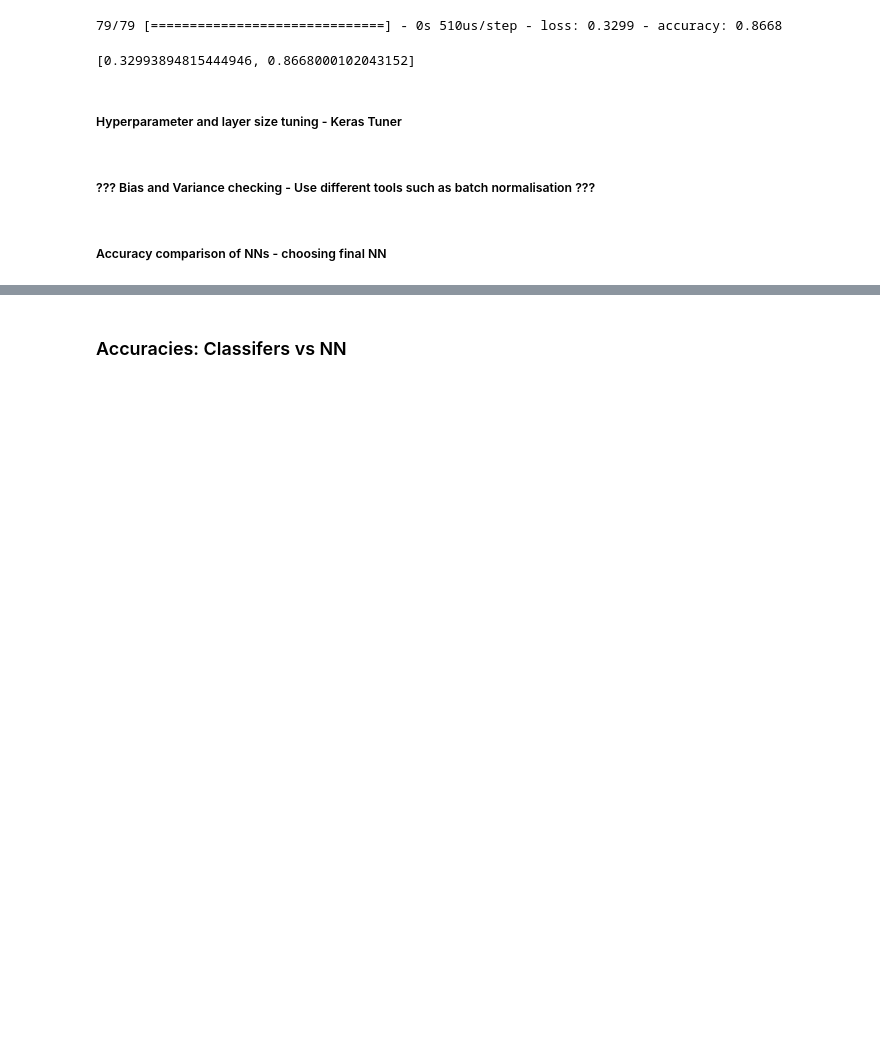
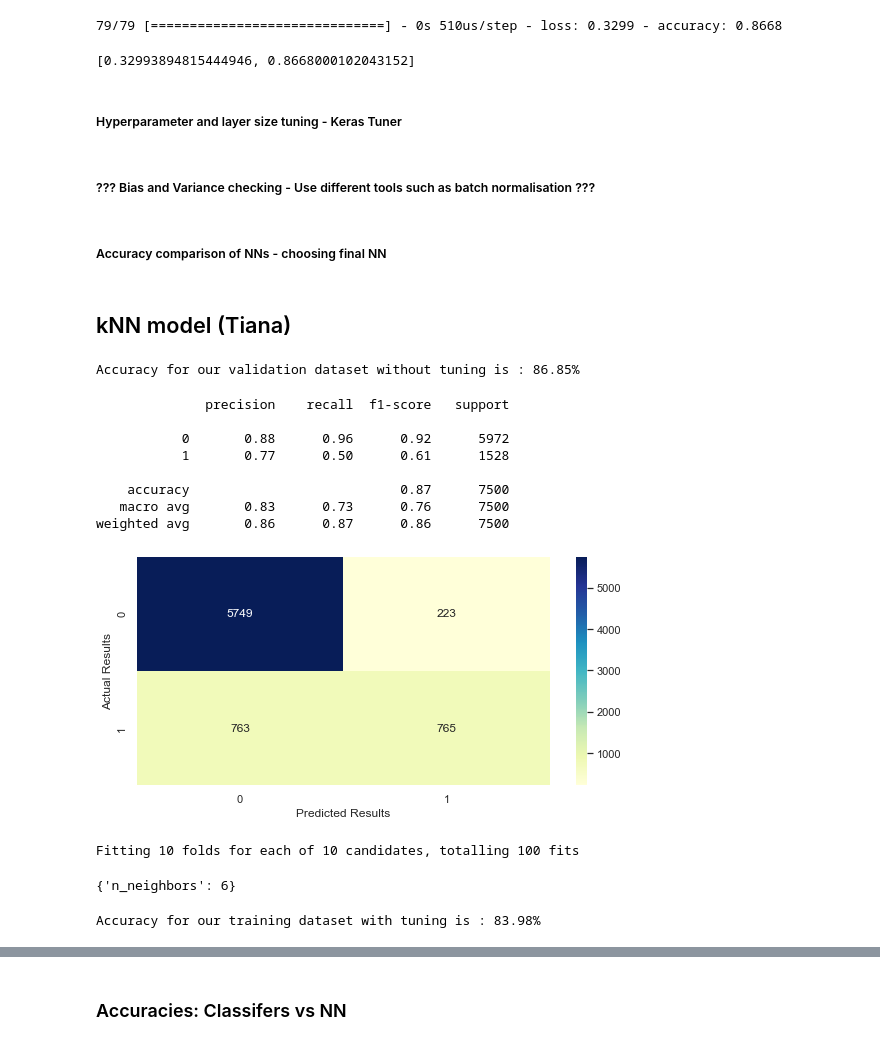
Before and after one commit to AML-final-course-project/SMM284, a Jupyter notebook: customer_churn.ipynb, the cells around one changed output, grey strips where cells are left out. Saved outputs shown, nothing was run; the diff lists cells and outputs as text; code cells hidden in the pictures; blank space fills up the shorter version.

Commit message:
Added kNN classifer
Added kNN classifier

```diff
--- a/customer_churn.ipynb
+++ b/customer_churn.ipynb
@@ -349,3 +349,70 @@ model_benchmarking.evaluate(X_test, Y_test)
 ##### ??? Bias and Variance checking - Use different tools such as batch normalisation ???
 # %% [markdown]
 ##### Accuracy comparison of NNs - choosing final NN
+# %% [markdown]
+## kNN model (Tiana)
+# %%
+#Default KNN model without any tuning - base metric
+#k = 5
+from sklearn.neighbors import KNeighborsClassifier
+
+KNN_model_default = KNeighborsClassifier()
+KNN_model_default.fit(X_train, Y_train)
+y_pred =KNN_model_default.predict(X_train_val)
+test_accuracy=accuracy_score(Y_train_val,y_pred)*100
+print("Accuracy for our validation dataset without tuning is : {:.2f}%".format(test_accuracy) )
+# %% [output]
+Accuracy for our validation dataset without tuning is : 86.85%
+# %%
+cm = confusion_matrix(Y_train_val,y_pred)
+TN = cm[0][0]
+FP = cm[0][1]
+FN = cm[1][0]
+TP = cm[1][1]
+
+    # Visualizing the Confusion Matrix
+fig1 = plt.figure()
+ax1 = fig.add_subplot(1,1,1)
+sns.heatmap(pd.DataFrame(cm), annot=True, cmap="YlGnBu", fmt='d')
+plt.ylabel('Actual Results')
+plt.xlabel('Predicted Results')
+ax1.xaxis.set_label_position("top")
+
+print(classification_report(Y_train_val,y_pred))
+# %% [output]
+              precision    recall  f1-score   support
+
+           0       0.88      0.96      0.92      5972
+           1       0.77      0.50      0.61      1528
+
+    accuracy                           0.87      7500
+   macro avg       0.83      0.73      0.76      7500
+weighted avg       0.86      0.87      0.86      7500
+[figure, added]
+# %%
+# Optimized kNN model
+
+# With 10-fold CV to find optimal K.
+knn = KNeighborsClassifier()
+from sklearn.model_selection import GridSearchCV
+k_range = list(range(1, 11))
+param_grid = dict(n_neighbors=k_range)
+
+# defining parameter range
+grid = GridSearchCV(knn, param_grid, cv=10, scoring='accuracy', return_train_score=False,verbose=1)
+
+# fitting the model for grid search
+grid_search=grid.fit(X_train, Y_train)
+# %% [output]
+Fitting 10 folds for each of 10 candidates, totalling 100 fits
+# %%
+#optimal k
+print(grid_search.best_params_)
+# %% [output]
+{'n_neighbors': 6}
+# %%
+# training accuracy
+accuracy = grid_search.best_score_ *100
+print("Accuracy for our training dataset with tuning is : {:.2f}%".format(accuracy) )
+# %% [output]
+Accuracy for our training dataset with tuning is : 83.98%
```
Also changed, not shown: parts of 2 cells of this notebook.
